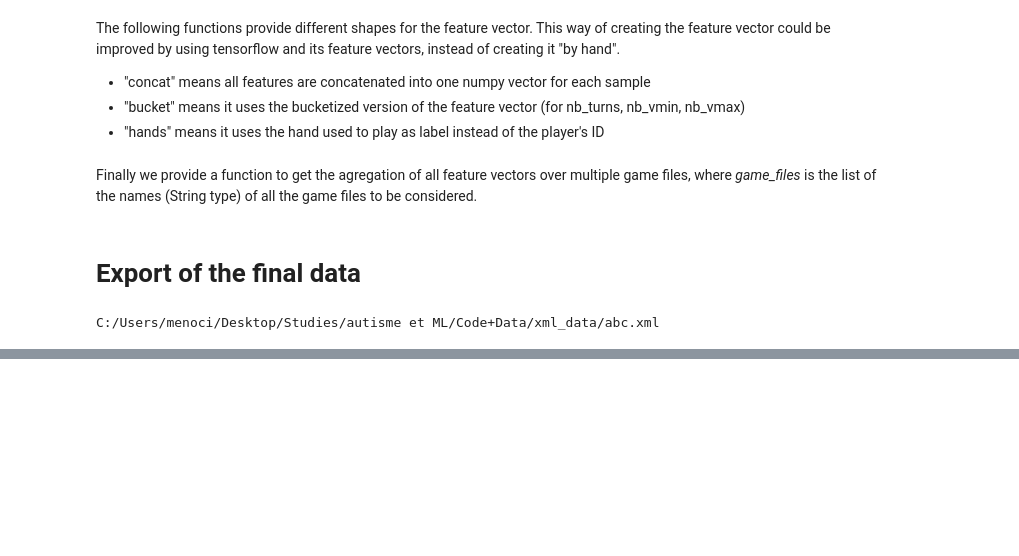
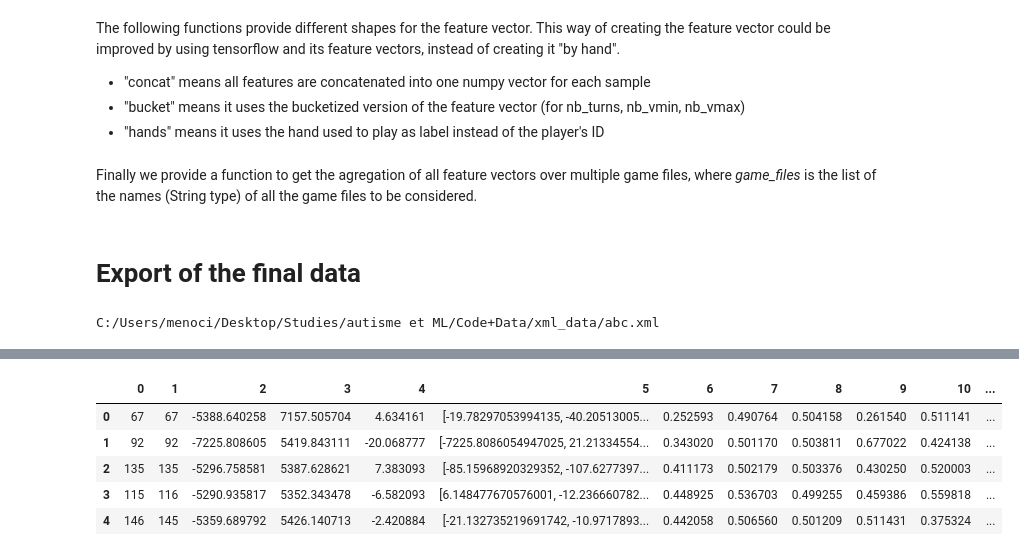
Before and after one commit to nadirlarhdir/Kate, a Jupyter notebook: Hololens_project/Data Parsing version final.ipynb, the cells around one changed output, grey strips where cells are left out. Saved outputs shown, nothing was run; the diff lists cells and outputs as text; code cells hidden in the pictures; blank space fills up the shorter version.

Commit message:
added the angular features but there are two problems Passing the features as parameters isn't workikg properly apparently and we cannot save as csv the files as numbers, just as strings

```diff
--- a/Hololens_project/Data Parsing version final.ipynb
+++ b/Hololens_project/Data Parsing version final.ipynb
@@ -400,7 +461,7 @@ def bucketize_nb_v(nb_v):
     else:
         return [0, 0, 0, 1] # 6 ou plus
 # %%
-def feature_vector(traj, playerID, ballon, game_area, time, limit_angle=0.25, Listefeatures=["dist/diag","game area","barycenter distance","angles","nb turns","velocity average","velocity min","velocity max","number of mins","number of maxs"]):
+def feature_vector(traj, playerID, ballon, game_area, time, limit_angle=0.25, Listefeatures=["nb_wmax", "nb_wmin", "angular_speed_min","angular_speed_max", "angular_speed_avg", "angular_speed", "dist/diag","game area","barycenter distance","angles","nb turns","velocity average","velocity min","velocity max","number of mins","number of maxs"]):
     diag = np.sqrt(game_area[0]**2 + game_area[1]**2)
     if len(traj)==0:
         return []
@@ -411,6 +472,18 @@ def feature_vector(traj, playerID, ballon, game_area, time, limit_angle=0.25, Li
         feature_vector = [playerID]
         dist=length(listetot)
         bc=barycenter(listetot)
+        if "nb_wmax" in Listefeatures:
+            feature_vector.append(nb_wmax(listetot))
+        if "nb_wmin" in Listefeatures:
+            feature_vector.append(nb_wmin(listetot))
+        if "angular_speed_min" in Listefeatures:
+            feature_vector.append(angular_speed_min(listetot))
+        if "angular_speed_max" in Listefeatures:
+            feature_vector.append(angular_speed_max(listetot))
+        if "angular_speed_avg" in Listefeatures:
+            feature_vector.append(angular_speed_avg(listetot))
+        if "angular_speed" in Listefeatures:
+            feature_vector.append(angular_speed(listetot))
         if "dist/diag" in Listefeatures:
             feature_vector.append(dist/diag)
         if "game area" in Listefeatures:
@@ -600,7 +673,7 @@ The function `feature_vectors_game` allows to create the feature vectors over al
 # %%
 import ntpath
 
-def feature_vectors_game(game_file, time, game_area = [21,10]):
+def feature_vectors_game(game_file, time, game_area = [21,10], limit_angle=0.25, Listefeatures=["nb_wmax", "nb_wmin", "angular_speed_min","angular_speed_max", "angular_speed_avg", "angular_speed", "dist/diag","game area","barycenter distance","angles","nb turns","velocity average","velocity min","velocity max","number of mins","number of maxs"]):
     balloon=list(create_df_balloon(game_file)['timeOfDestroy'])
     trajectories = sub_trajectories(game_file)
     nb_waves = len(trajectories)
@@ -608,26 +681,26 @@ def feature_vectors_game(game_file, time, game_area = [21,10]):
     vectors = []
     for traj in trajectories:
         if time=='wave':
-            vectors.append(feature_vector(traj, playerID, balloon, game_area,time))
+            vectors.append(feature_vector(traj, playerID, balloon, game_area,time,limit_angle=0.25, Listefeatures=["nb_wmax", "nb_wmin", "angular_speed_min","angular_speed_max", "angular_speed_avg", "angular_speed", "dist/diag","game area","barycenter distance","angles","nb turns","velocity average","velocity min","velocity max","number of mins","number of maxs"]))
         else:
-            for feature_vec in feature_vector(traj, playerID, balloon, game_area,time):
+            for feature_vec in feature_vector(traj, playerID, balloon, game_area,time,limit_angle=0.25, Listefeatures=["nb_wmax", "nb_wmin", "angular_speed_min","angular_speed_max", "angular_speed_avg", "angular_speed", "dist/diag","game area","barycenter distance","angles","nb turns","velocity average","velocity min","velocity max","number of mins","number of maxs"]):
                 vectors.append(feature_vec)
 
     return np.array(vectors)
 # %%
-def simple_features_generator(game_list,time='wave'):
+def simple_features_generator(game_list,time='wave', game_area = [21,10], limit_angle=0.25, Listefeatures=["nb_wmax", "nb_wmin", "angular_speed_min","angular_speed_max", "angular_speed_avg", "angular_speed", "dist/diag","game area","barycenter distance","angles","nb turns","velocity average","velocity min","velocity max","number of mins","number of maxs"]):
     features=[]
     labels=[]
     for file in game_list:
-        for layer1 in feature_vectors_game(file,time):
+        for layer1 in feature_vectors_game(file,time,game_area = [21,10], limit_angle=0.25, Listefeatures=["nb_wmax", "nb_wmin", "angular_speed_min","angular_speed_max", "angular_speed_avg", "angular_speed", "dist/diag","game area","barycenter distance","angles","nb turns","velocity average","velocity min","velocity max","number of mins","number of maxs"]):
             if len(layer1)==0:
                 pass
             else:
                 labels.append(layer1[0])
                 features.append(layer1[1:])
-    np.savetxt('features.csv', features, delimiter=",", fmt = '%s')
+    np.savetxt('features.csv', features, delimiter=",", fmt='%s')
     np.savetxt('output.csv', labels,delimiter=",", fmt='%s')
-    return #features, labels
+    return features, labels
 # %% [markdown]
 The following functions provide different shapes for the feature vector. This way of creating the feature vector could be improved by using tensorflow and its feature vectors, instead of creating it "by hand".
 * "concat" means all features are concatenated into one numpy vector for each sample
@@ -732,0 +802,2 @@ nb de features: 219
+# %%
+X, y = simple_features_generator(['./Hololens_data/p8.json'], 'wave', Listefeatures=["dist/diag","game area","barycenter distance","angles","nb turns","velocity average","velocity min","velocity max","number of mins","number of maxs"])
@@ -732,0 +824,9 @@ nb de features: 219
+# %%
+pd.DataFrame(X)
+# %% [output]
+|  | 0 | 1 | 2 | 3 | 4 | 5 | 6 | 7 | 8 | 9 | 10 | ... |
+| 0 | 67 | 67 | -5388.640258 | 7157.505704 | 4.634161 | [-19.78297053994135, -40.20513005... | 0.252593 | 0.490764 | 0.504158 | 0.261540 | 0.511141 | ... |
+| 1 | 92 | 92 | -7225.808605 | 5419.843111 | -20.068777 | [-7225.8086054947025, 21.21334554... | 0.343020 | 0.501170 | 0.503811 | 0.677022 | 0.424138 | ... |
+| 2 | 135 | 135 | -5296.758581 | 5387.628621 | 7.383093 | [-85.15968920329352, -107.6277397... | 0.411173 | 0.502179 | 0.503376 | 0.430250 | 0.520003 | ... |
+| 3 | 115 | 116 | -5290.935817 | 5352.343478 | -6.582093 | [6.148477670576001, -12.236660782... | 0.448925 | 0.536703 | 0.499255 | 0.459386 | 0.559818 | ... |
+| 4 | 146 | 145 | -5359.689792 | 5426.140713 | -2.420884 | [-21.132735219691742, -10.9717893... | 0.442058 | 0.506560 | 0.501209 | 0.511431 | 0.375324 | ... |
```
Also changed, not shown: parts of 8 cells of this notebook.
